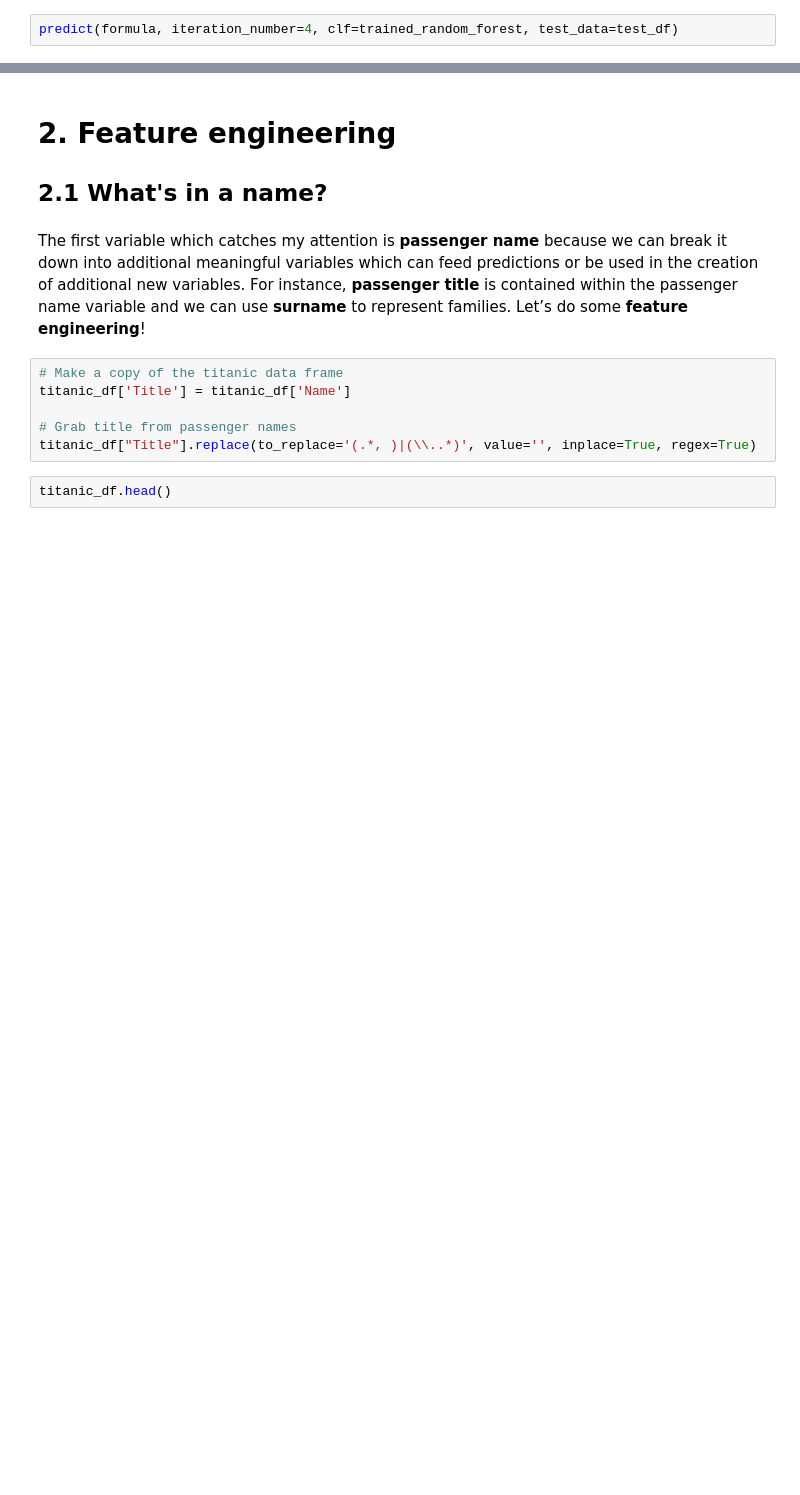
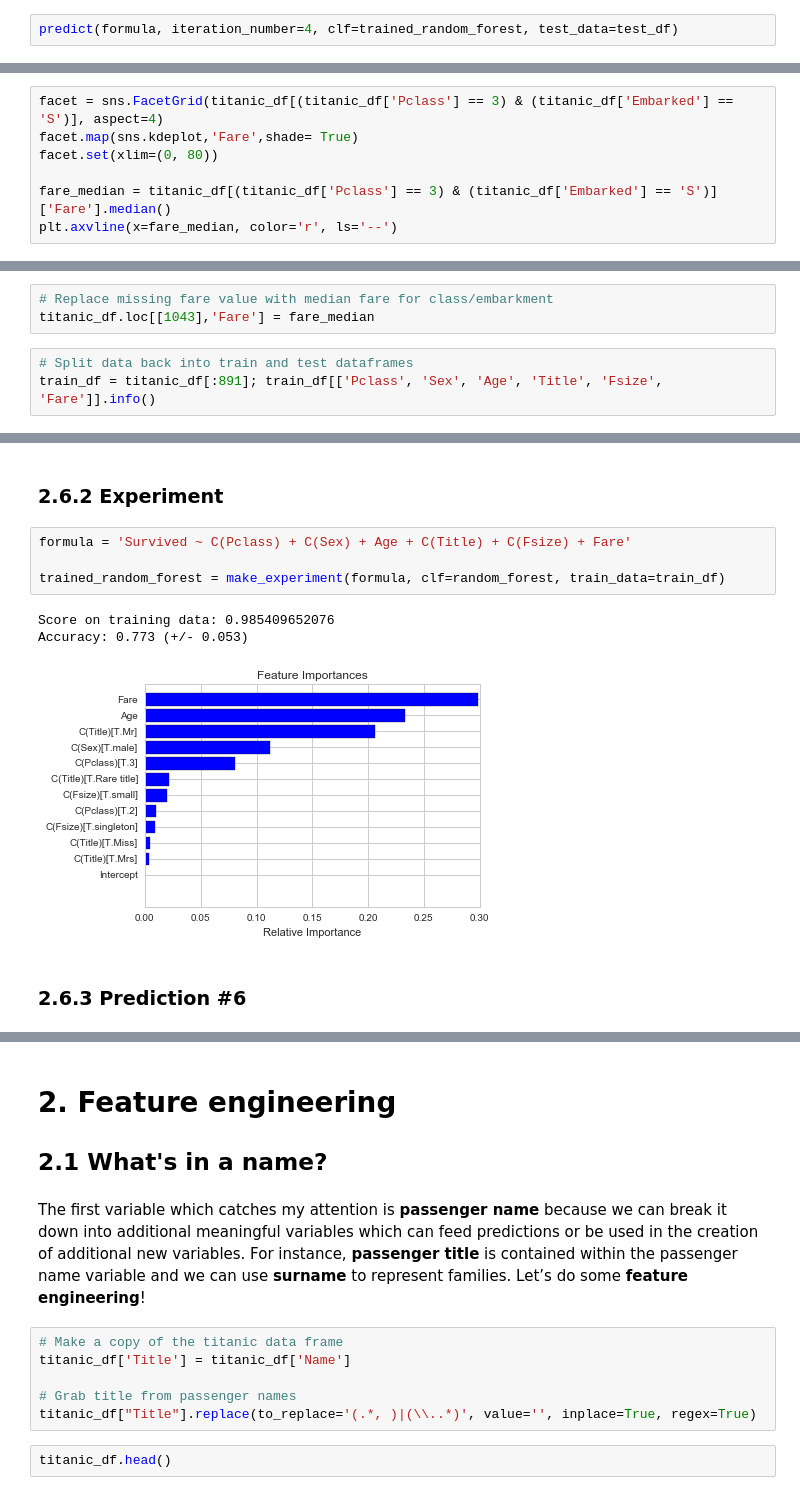
Before and after one commit to Overlytic/titanic, a Jupyter notebook: Titanic.ipynb, the cells around one changed output, grey strips where cells are left out. Drawn from its saved outputs; the diff is of its cells as text; blank space fills up the shorter version.

```diff
--- a/Titanic.ipynb
+++ b/Titanic.ipynb
@@ -406,0 +443,7 @@ predict(formula, iteration_number=4, clf=trained_random_forest, test_data=test_d
+# %%
+facet = sns.FacetGrid(titanic_df[(titanic_df['Pclass'] == 3) & (titanic_df['Embarked'] == 'S')], aspect=4)
+facet.map(sns.kdeplot,'Fare',shade= True)
+facet.set(xlim=(0, 80))
+
+fare_median = titanic_df[(titanic_df['Pclass'] == 3) & (titanic_df['Embarked'] == 'S')]['Fare'].median()
+plt.axvline(x=fare_median, color='r', ls='--')
@@ -406,0 +455,6 @@ predict(formula, iteration_number=4, clf=trained_random_forest, test_data=test_d
+# %%
+# Replace missing fare value with median fare for class/embarkment
+titanic_df.loc[[1043],'Fare'] = fare_median
+# %%
+# Split data back into train and test dataframes
+train_df = titanic_df[:891]; train_df[['Pclass', 'Sex', 'Age', 'Title', 'Fsize', 'Fare']].info()
@@ -406,0 +473,12 @@ predict(formula, iteration_number=4, clf=trained_random_forest, test_data=test_d
+# %% [markdown]
+### 2.6.2 Experiment
+# %%
+formula = 'Survived ~ C(Pclass) + C(Sex) + Age + C(Title) + C(Fsize) + Fare'
+
+trained_random_forest = make_experiment(formula, clf=random_forest, train_data=train_df)
+# %% [output]
+Score on training data: 0.985409652076
+Accuracy: 0.773 (+/- 0.053)
+[figure, added]
+# %% [markdown]
+### 2.6.3 Prediction #6
```
Also changed, not shown: parts of 24 cells of this notebook, 2 other files.
